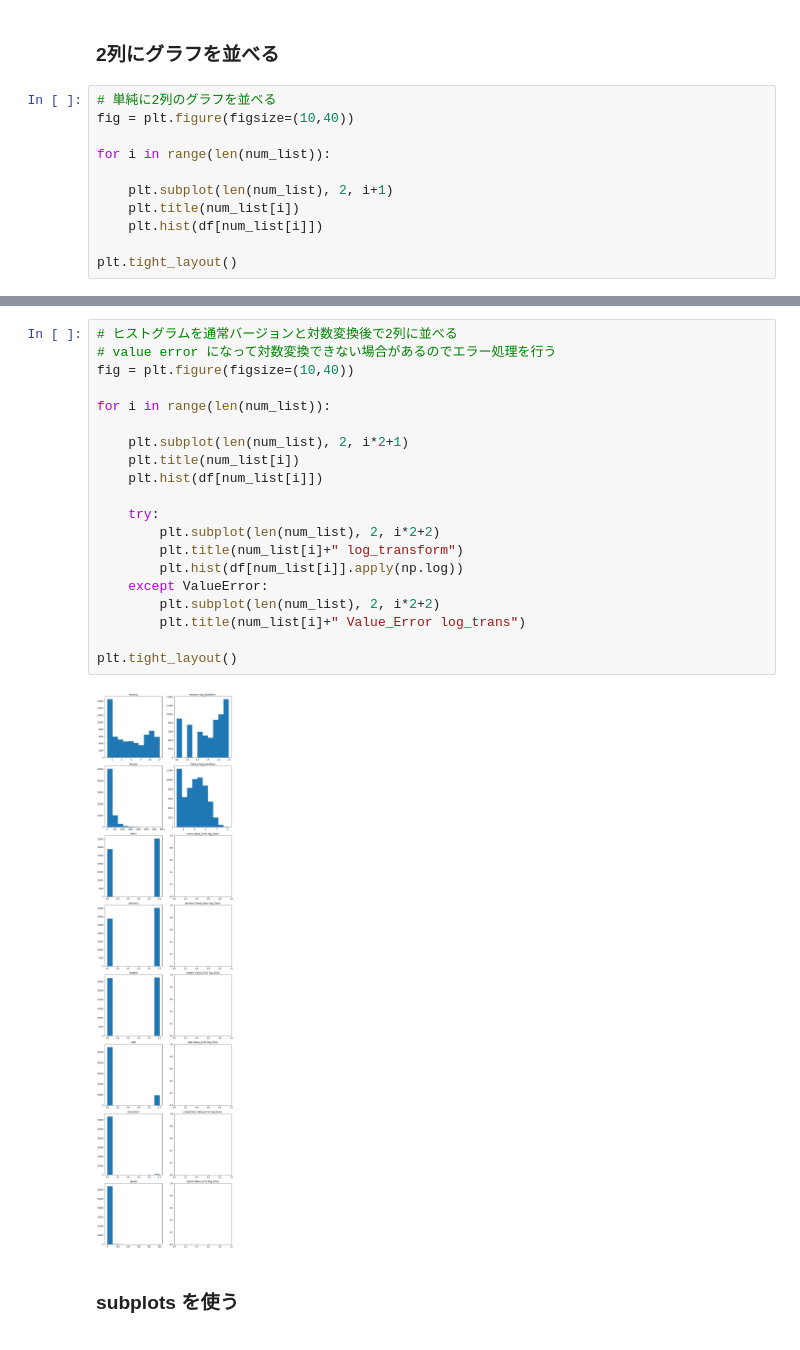
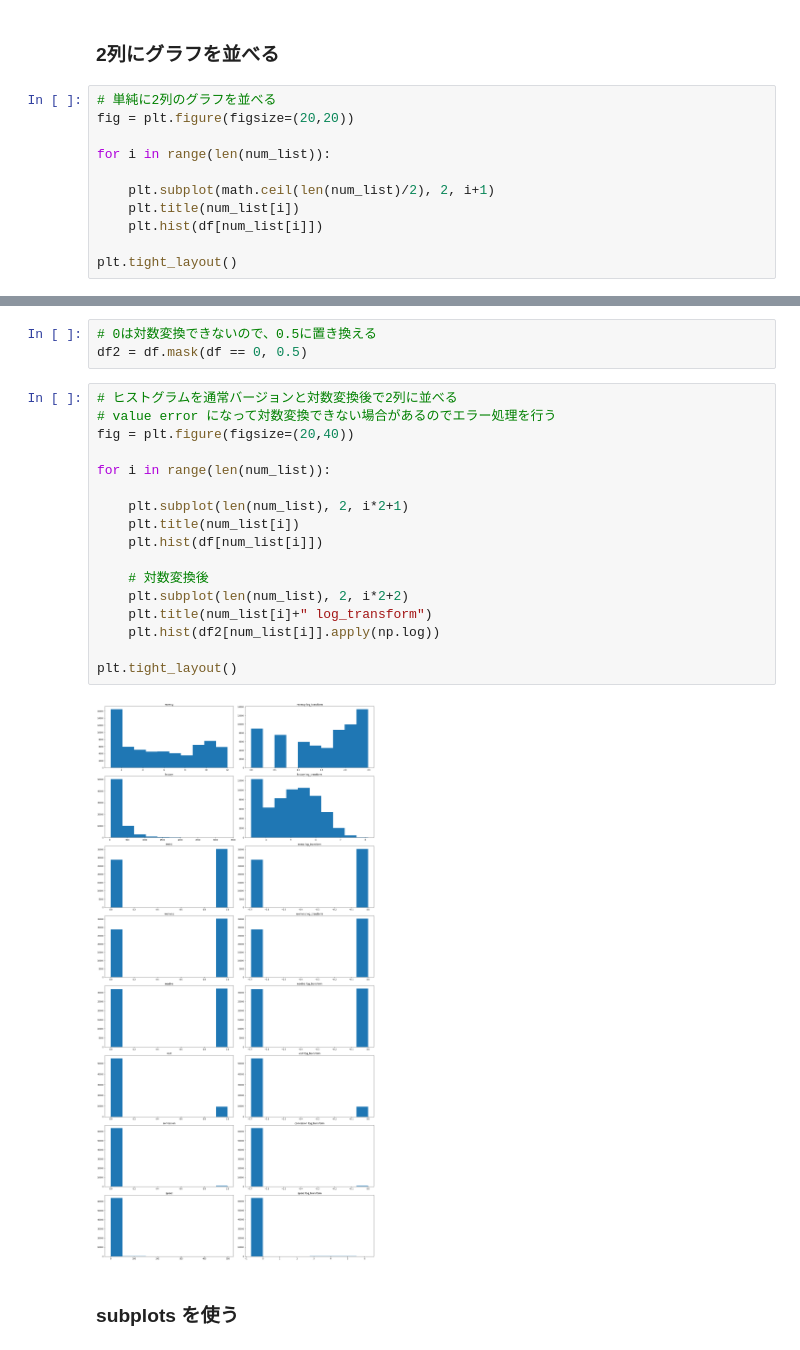
Before and after one commit to KJMAN678/subplot, a Jupyter notebook: subblots.ipynb, the cells around one changed output, grey strips where cells are left out. Cells and saved outputs as stored; diff of their text form.

Commit message:
fix log transform

```diff
--- a/subblots.ipynb
+++ b/subblots.ipynb
@@ -93,11 +94,11 @@ plt.tight_layout()
 ### 2列にグラフを並べる
 # %%
 # 単純に2列のグラフを並べる
-fig = plt.figure(figsize=(10,40))
+fig = plt.figure(figsize=(20,20))
 
 for i in range(len(num_list)):
 
-    plt.subplot(len(num_list), 2, i+1)
+    plt.subplot(math.ceil(len(num_list)/2), 2, i+1)
     plt.title(num_list[i])
     plt.hist(df[num_list[i]])
 
@@ -107,25 +120,25 @@ plt.tight_layout()
+# %%
+# 0は対数変換できないので、0.5に置き換える
+df2 = df.mask(df == 0, 0.5)
 # %%
 # ヒストグラムを通常バージョンと対数変換後で2列に並べる
 # value error になって対数変換できない場合があるのでエラー処理を行う
-fig = plt.figure(figsize=(10,40))
+fig = plt.figure(figsize=(20,40))
 
 for i in range(len(num_list)):
 
     plt.subplot(len(num_list), 2, i*2+1)
     plt.title(num_list[i])
     plt.hist(df[num_list[i]])
 
-    try:
-        plt.subplot(len(num_list), 2, i*2+2)
-        plt.title(num_list[i]+" log_transform")
-        plt.hist(df[num_list[i]].apply(np.log))
-    except ValueError:
-        plt.subplot(len(num_list), 2, i*2+2)
-        plt.title(num_list[i]+" Value_Error log_trans")
+    # 対数変換後
+    plt.subplot(len(num_list), 2, i*2+2)
+    plt.title(num_list[i]+" log_transform")
+    plt.hist(df2[num_list[i]].apply(np.log))
 
 plt.tight_layout()
 # %% [output]
-[figure, old version]
+[figure, new version]
 # %% [markdown]
 ### subplots を使う
 # %%
```
Also changed, not shown: parts of 4 cells of this notebook.
